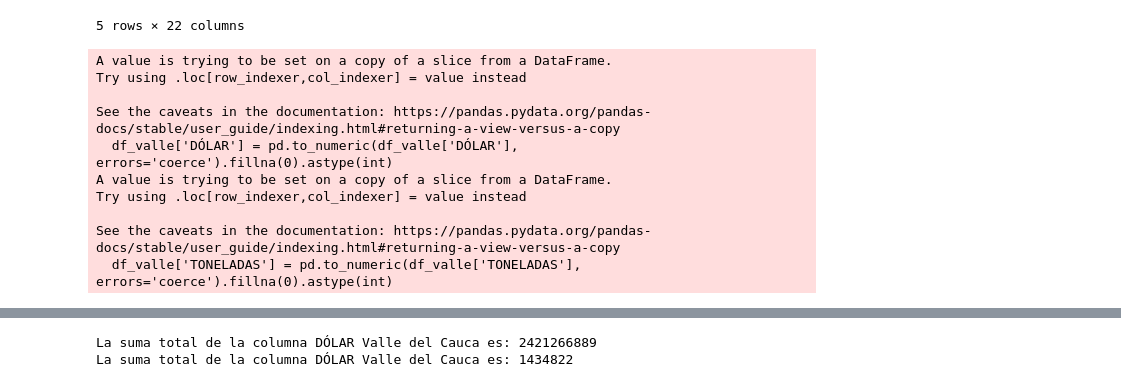
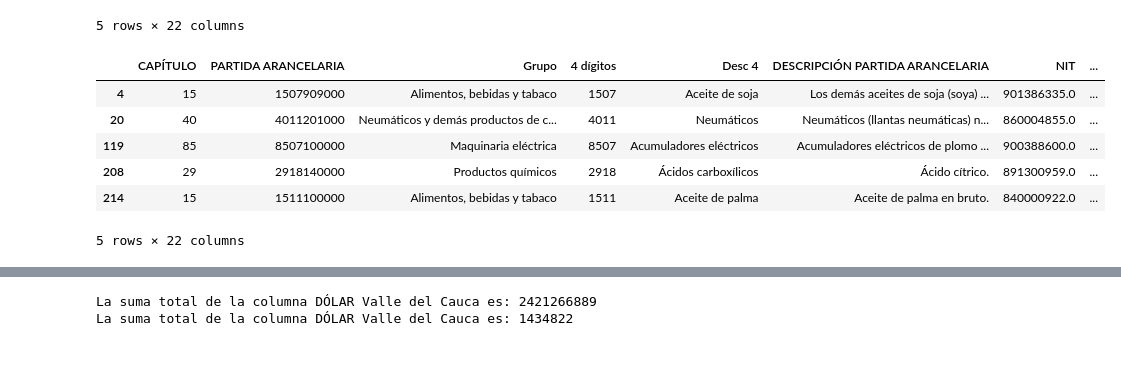
Before and after one commit to Nathalyhl/Analisis-Bivariado, a Jupyter notebook: Analisis-Bivariado.ipynb, the cells around one changed output, grey strips where cells are left out. Cells and saved outputs as stored; diff of their text form; code cells hidden in the pictures; blank space fills up the shorter version.

```diff
--- a/Analisis-Bivariado.ipynb
+++ b/Analisis-Bivariado.ipynb
@@ -51,22 +51,17 @@ df.head(5)
 | 4 | 15 | 1507909000 | Alimentos, bebidas y tabaco | 1507 | Aceite de soja | Los demás aceites de soja (soya) ... | 901386335.0 | ... |
 5 rows × 22 columns
 # %%
-#Filtro el departamento del Valle del Cauca
-#Garantizar que las columnas DOLAR Y TONELADAS contengan solo números enteros,
+# Filtra el departamento del Valle del Cauca
 df_valle = df[df['DEPARTAMENTO ORIGEN'] == 'VALLE DEL CAUCA.']
-df_valle['DÓLAR'] = pd.to_numeric(df_valle['DÓLAR'], errors='coerce').fillna(0).astype(int)
-df_valle['TONELADAS'] = pd.to_numeric(df_valle['TONELADAS'], errors='coerce').fillna(0).astype(int)
+df_valle.head()
 # %% [output]
+|  | CAPÍTULO | PARTIDA ARANCELARIA | Grupo | 4 dígitos | Desc 4 | DESCRIPCIÓN PARTIDA ARANCELARIA | NIT | ... |
+| 4 | 15 | 1507909000 | Alimentos, bebidas y tabaco | 1507 | Aceite de soja | Los demás aceites de soja (soya) ... | 901386335.0 | ... |
+| 20 | 40 | 4011201000 | Neumáticos y demás productos de c... | 4011 | Neumáticos | Neumáticos (llantas neumáticas) n... | 860004855.0 | ... |
+| 119 | 85 | 8507100000 | Maquinaria eléctrica | 8507 | Acumuladores eléctricos | Acumuladores eléctricos de plomo ... | 900388600.0 | ... |
+| 208 | 29 | 2918140000 | Productos químicos | 2918 | Ácidos carboxílicos | Ácido cítrico. | 891300959.0 | ... |
+| 214 | 15 | 1511100000 | Alimentos, bebidas y tabaco | 1511 | Aceite de palma | Aceite de palma en bruto. | 840000922.0 | ... |
-A value is trying to be set on a copy of a slice from a DataFrame.
-Try using .loc[row_indexer,col_indexer] = value instead
-
-See the caveats in the documentation: https://pandas.pydata.org/pandas-docs/stable/user_guide/indexing.html#returning-a-view-versus-a-copy
-  df_valle['DÓLAR'] = pd.to_numeric(df_valle['DÓLAR'], errors='coerce').fillna(0).astype(int)
-A value is trying to be set on a copy of a slice from a DataFrame.
-Try using .loc[row_indexer,col_indexer] = value instead
-
-See the caveats in the documentation: https://pandas.pydata.org/pandas-docs/stable/user_guide/indexing.html#returning-a-view-versus-a-copy
-  df_valle['TONELADAS'] = pd.to_numeric(df_valle['TONELADAS'], errors='coerce').fillna(0).astype(int)
+5 rows × 22 columns
 # %%
 #Del filtrado Valle del Cauca tomo únicamente las variables a continuación
 df_seleccionado = df_valle[['TRANSPORTE', 'TONELADAS', 'DÓLAR','RAZÓN SOCIAL EXPORTADOR']]
```
Also changed, not shown: parts of 3 cells of this notebook.
